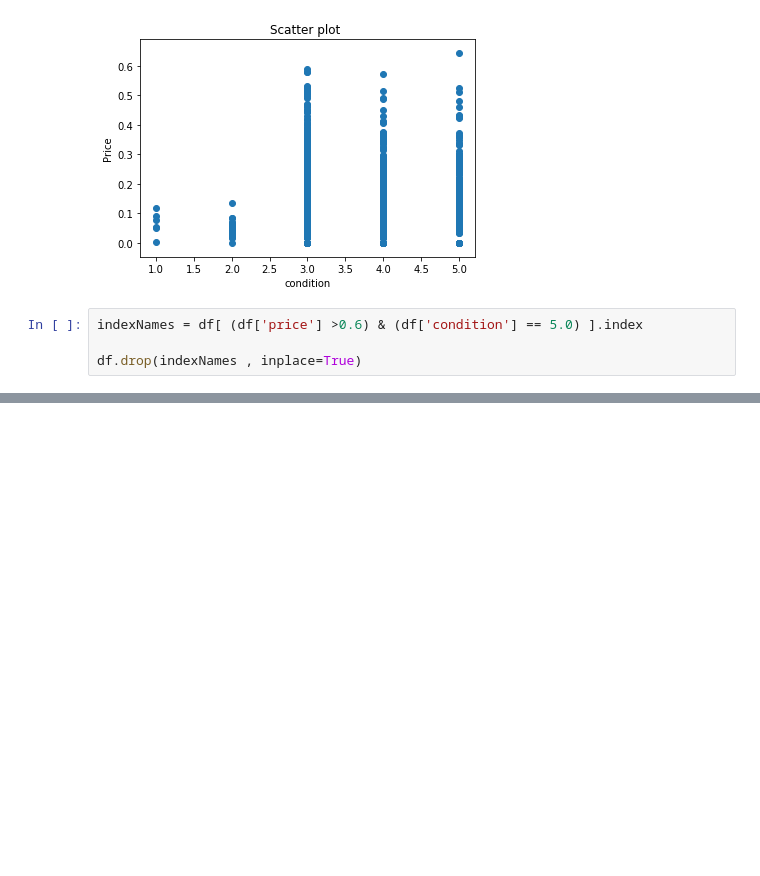
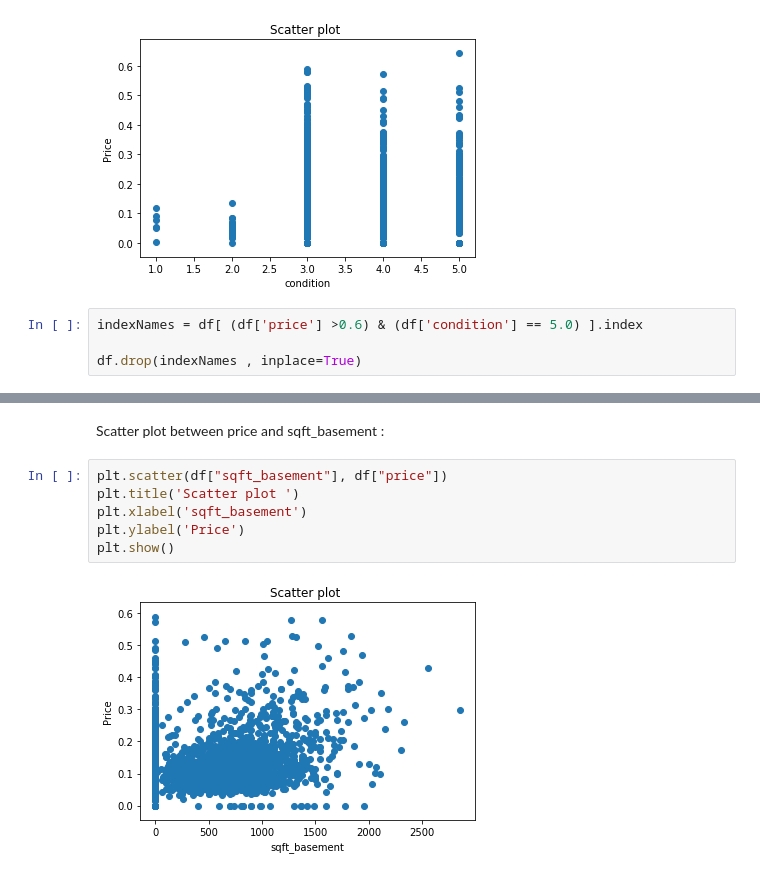
Before and after one commit to DheerajChillamcharla/housedata, a Jupyter notebook: test2.ipynb, the cells around one changed output, grey strips where cells are left out. Drawn from its saved outputs; the diff is of its cells as text; blank space fills up the shorter version.

```diff
--- a/test2.ipynb
+++ b/test2.ipynb
@@ -310,0 +341,10 @@ df.drop(indexNames , inplace=True)
+# %% [markdown]
+Scatter plot between price and sqft_basement :
+# %%
+plt.scatter(df["sqft_basement"], df["price"])
+plt.title('Scatter plot ')
+plt.xlabel('sqft_basement')
+plt.ylabel('Price')
+plt.show()
+# %% [output]
+[figure, added]
```
Also changed, not shown: parts of 5 cells of this notebook.
